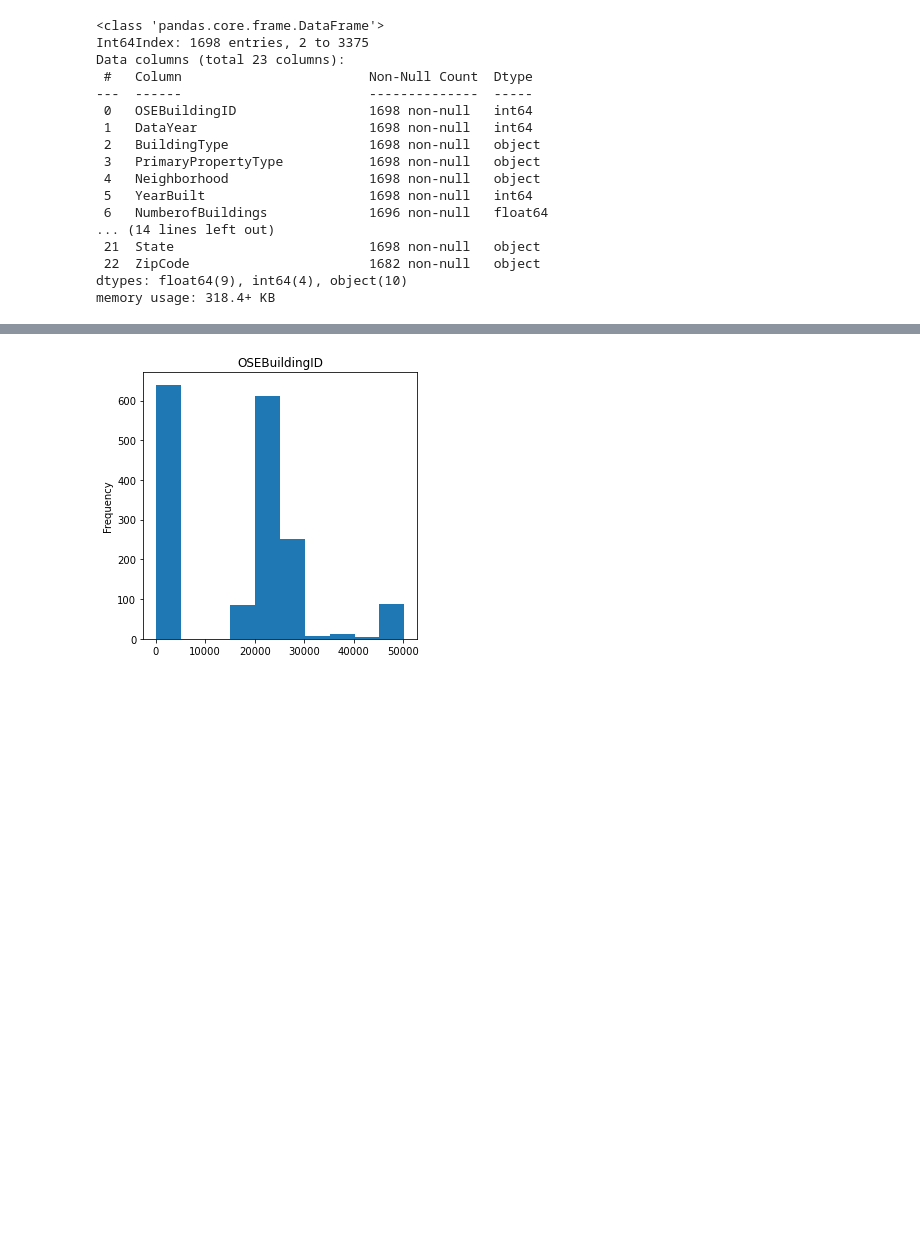
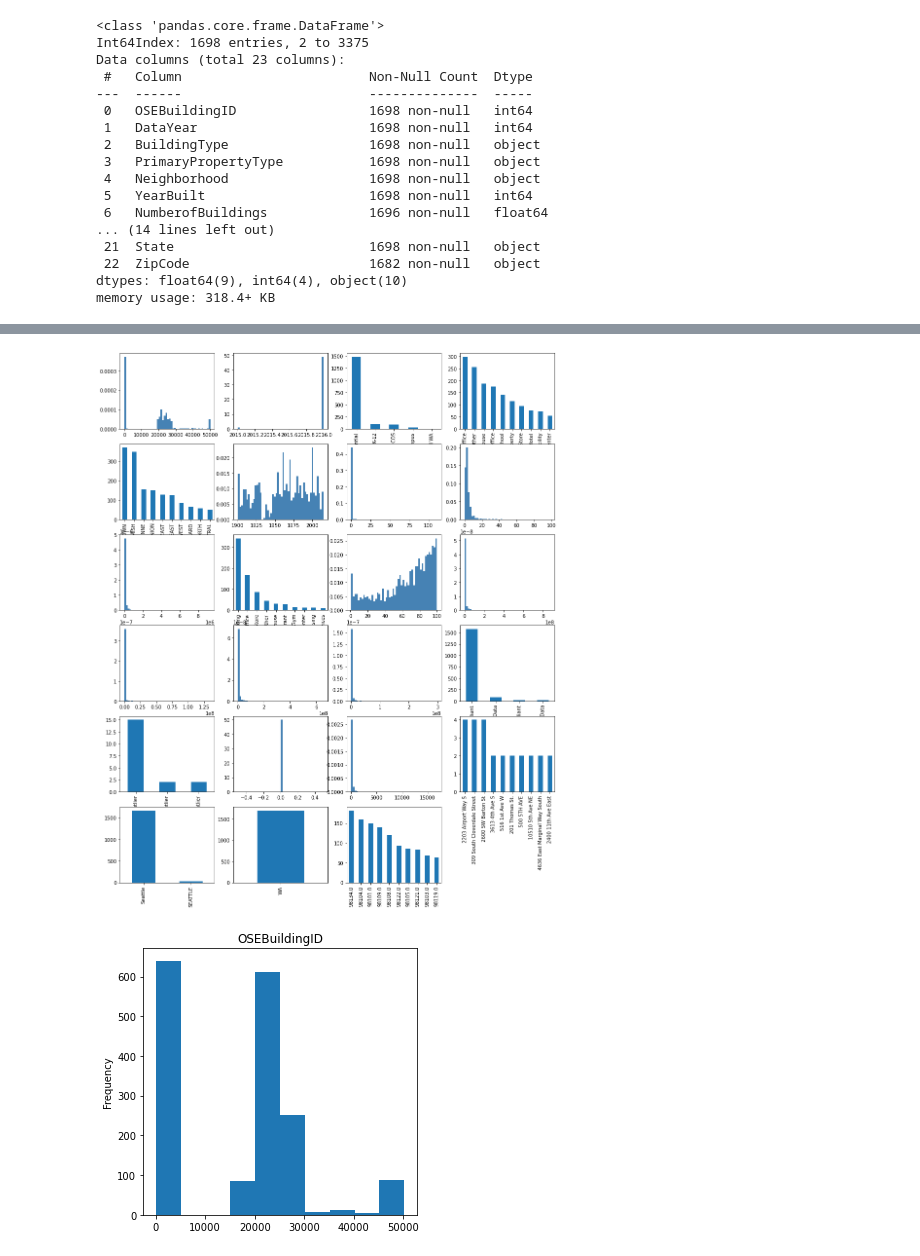
Before and after one commit to sebastienbourgeois/oc-p4-anticiper-besoin-consommation-batiments, a Jupyter notebook: Pelec_01_notebook.ipynb, the cells around one changed output, grey strips where cells are left out. Drawn from its saved outputs; the diff is of its cells as text; code cells hidden in the pictures; blank space fills up the shorter version.

Commit message:
MAJ notebook : automatisation des sorties des analyses univariées en sous-graphiques tiré d'OC

```diff
--- a/Pelec_01_notebook.ipynb
+++ b/Pelec_01_notebook.ipynb
@@ -525,3 +525,9 @@ Data columns (total 23 columns):
  22  ZipCode                       1682 non-null   object
 dtypes: float64(9), int64(4), object(10)
 memory usage: 318.4+ KB
+# %%
+fig = plt.figure(figsize=(16, 12))
+for indice_colonne in range(X.shape[1]):
+    ax = fig.add_subplot(3,4, (indice_colonne+1))
+    h = ax.hist(X[:, indice_colonne], bins=50, color='steelblue', density=True, edgecolor='none')
+    ax.set_title(data.columns[indice_colonne], fontsize=14)
@@ -528,3 +549,14 @@ memory usage: 318.4+ KB
+# %%
+fig = plt.figure(figsize=(16, 20))
+for indice_colonne in range(batiments_data.shape[1]):
+    ax = fig.add_subplot(6, 4, (indice_colonne+1))
+    if is_numeric_dtype(batiments_data.iloc[:, indice_colonne]):
+        h = ax.hist(batiments_data.iloc[:, indice_colonne], bins=50, color='steelblue', density=True, edgecolor='none')
+    elif is_string_dtype(batiments_data.iloc[:, indice_colonne]):
+        # show only the TOP 10 value count in each categorical data
+        batiments_data.iloc[:, indice_colonne].value_counts()[:10].plot(kind = 'bar')
+# %% [output]
+[figure, added]
 # %%
 plt.rcParams["figure.max_open_warning"] = 50
 
```
Also changed, not shown: parts of 1 cell of this notebook.
